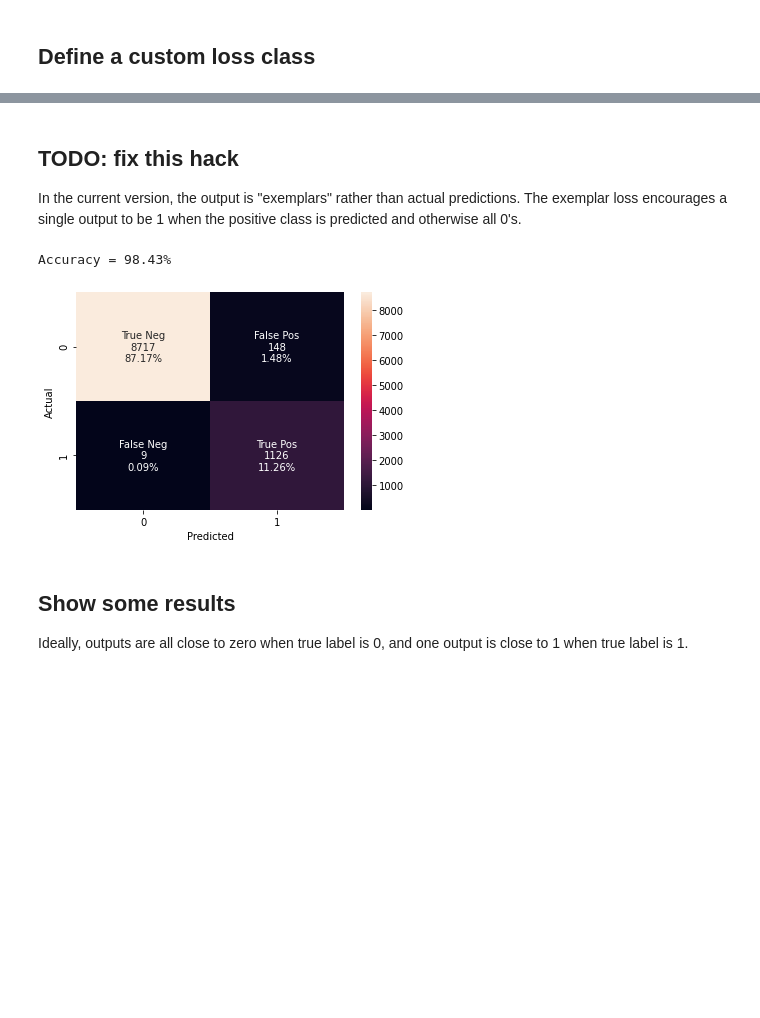
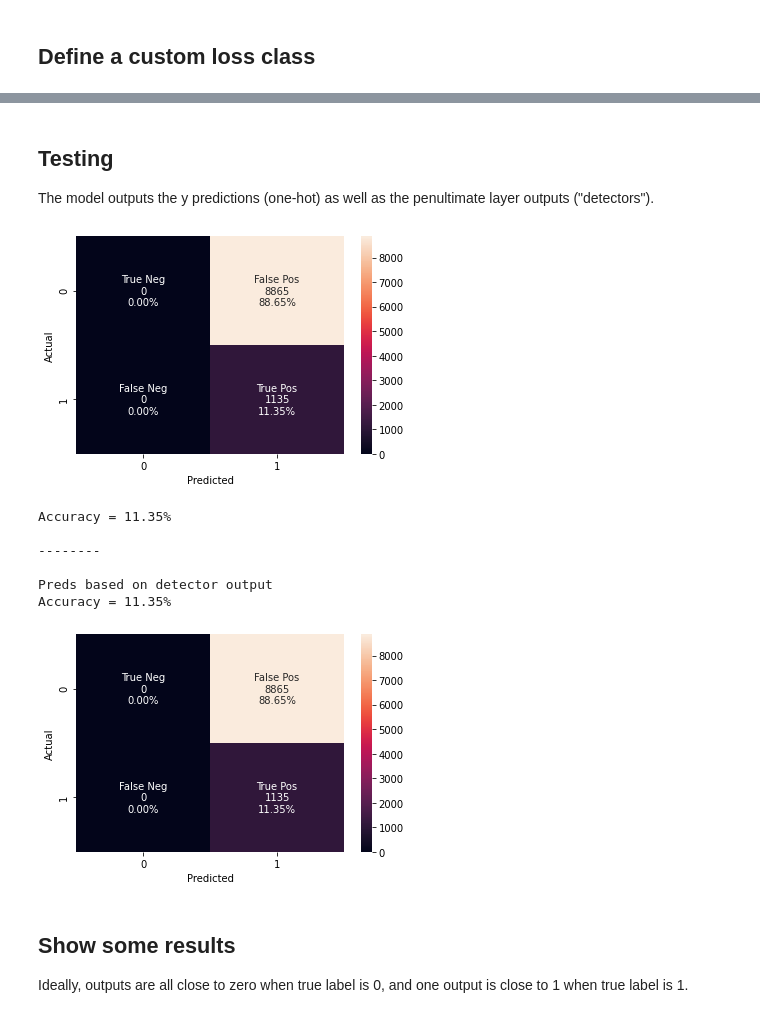
Before and after one commit to scottspurlock/noisy_labels, a Jupyter notebook: classification_noisy_labels.ipynb, the cells around one changed output, grey strips where cells are left out. Cells and saved outputs as stored; diff of their text form; code cells hidden in the pictures; blank space fills up the shorter version.

```diff
--- a/classification_noisy_labels.ipynb
+++ b/classification_noisy_labels.ipynb
@@ -337,9 +341,23 @@ class CustomExemplarLoss(keras.losses.Loss):
              + alpha_1 * loss_s \
              + alpha_2 * reg
 # %%
-model.compile(optimizer=keras.optimizers.Adam(), loss=CustomExemplarLoss(), metrics=["accuracy"])
+print(model.outputs, '\n')
+
+losses = {
+    'outp': 'categorical_crossentropy',
+    'fc_1': CustomExemplarLoss()
+}
+
+wts = {
+    'outp': 1.0,
+    'fc_1': 1.0
+}
+
+opt = keras.optimizers.Adam()
+model.compile(optimizer=opt, loss=losses, loss_weights=wts, metrics=["accuracy"])
+
 batch_size = 128
-epochs = 1
+epochs = 10
 
-model.fit(x_train, y_train[:,1], batch_size=batch_size, epochs=epochs, validation_split=0.1)
+model.fit(x_train, [y_train, y_train[:,1]], batch_size=batch_size, epochs=epochs, validation_split=0.1)
 # %% [output]
@@ -347,20 +381,37 @@ model.fit(x_train, y_train[:,1], batch_size=batch_size, epochs=epochs, validatio
 <tensorflow.python.keras.callbacks.History at 0x...>
-# %% [markdown]
-## TODO: fix this hack
-In the current version, the output is "exemplars" rather than actual predictions. The exemplar loss encourages a single output to be 1 when the positive class is predicted and otherwise all 0's.
+# %% [markdown]
+## Testing
+The model outputs the y predictions (one-hot) as well as the penultimate layer outputs ("detectors").
 # %%
-preds = model.predict(x_test, verbose=0)
-preds = np.max(preds, axis=1)
-y_pred = np.where(preds <= 0.5, 0, 1)
+y_pred, detectors = model.predict(x_test, verbose=0)
+
+# Undo one-hot encoding
+y_pred = np.argmax(y_pred, axis=1)
+
+preds = np.max(detectors, axis=1)
+preds = np.where(preds < 0.5, 0, 1)
 
 # Generate arg maxes for predictions
 y_true = np.argmax(y_test, axis=1)
 cm = confusion_matrix(y_true, y_pred)
 show_cm(cm)
+plt.show()
 print('Accuracy = {:.2f}%'.format(100*np.sum(np.diag(cm))/np.sum(cm)))
+
+print('\n--------\n')
+print('Preds based on detector output')
+cm = confusion_matrix(y_true, preds)
+show_cm(cm)
+print('Accuracy = {:.2f}%'.format(100*np.sum(np.diag(cm))/np.sum(cm)))
 # %% [output]
+[figure, new version]
-Accuracy = 98.43%
+Accuracy = 11.35%
+
+--------
+
+Preds based on detector output
+Accuracy = 11.35%
-[figure, old version]
+[figure, added]
 # %% [markdown]
 ## Show some results
 Ideally, outputs are all close to zero when true label is 0, and one output is close to 1 when true label is 1.
```
Also changed, not shown: parts of 17 cells of this notebook.
